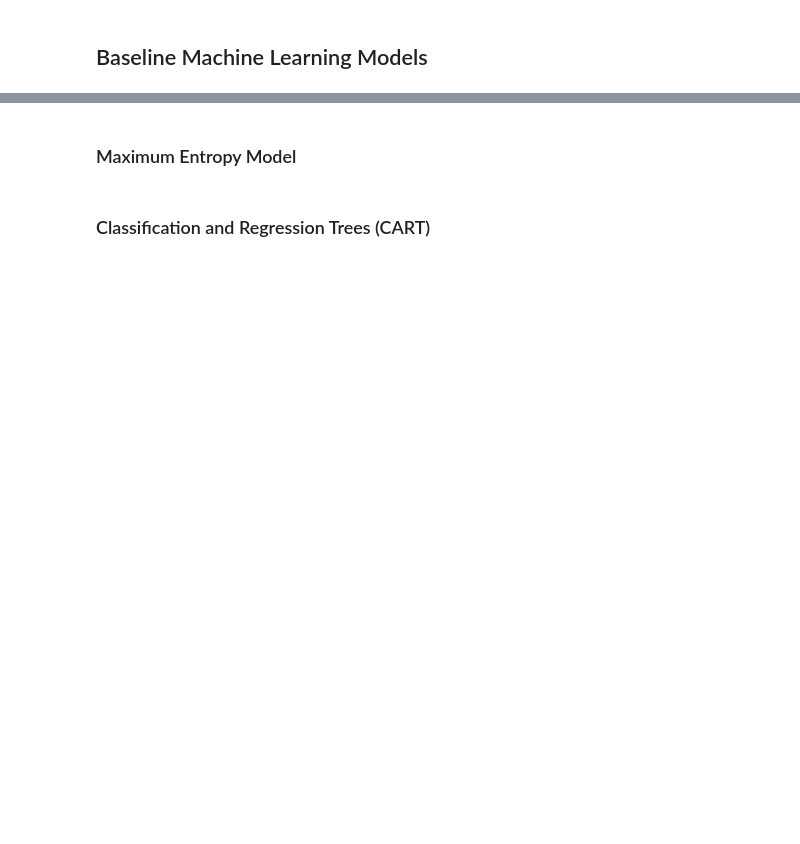
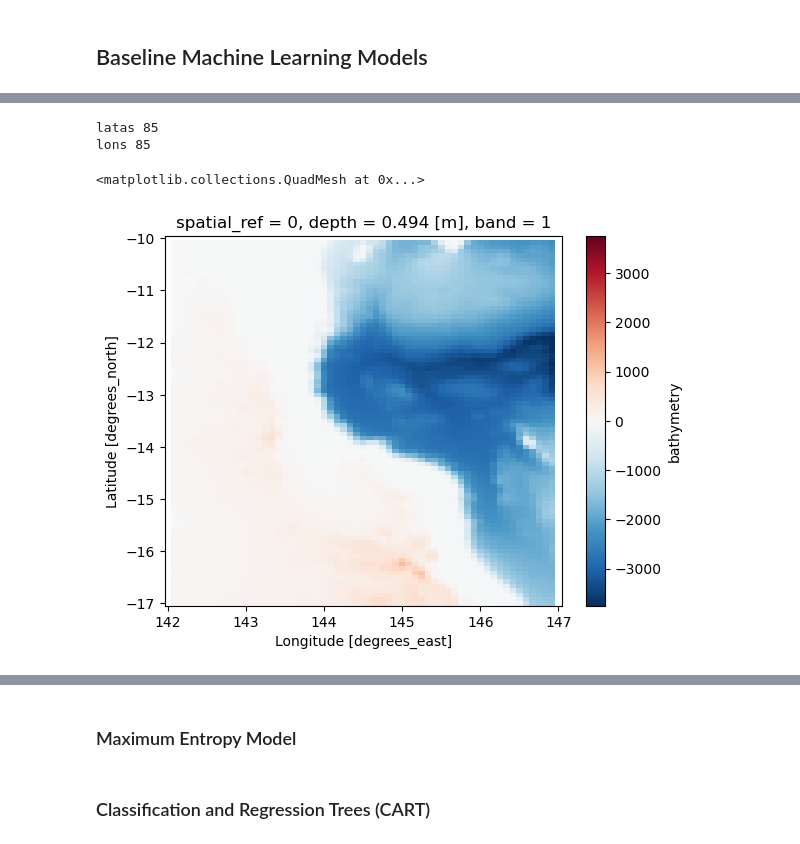
Before and after one commit to orlando-code/coralshift, a Jupyter notebook: notebooks/baselines.ipynb, the cells around one changed output, grey strips where cells are left out. Drawn from its saved outputs; the diff is of its cells as text; code cells hidden in the pictures; blank space fills up the shorter version.

```diff
--- a/notebooks/baselines.ipynb
+++ b/notebooks/baselines.ipynb
@@ -150 +308,21 @@ _, _, (current_monthly_min, current_monthly_max) = calc_timeseries_params(curren
+# %%
+### Light penetration proxy
+# Load in bathymetry and scale to climate variable resolution
+bathymetry = xa.open_dataset(
+    directories.get_bathymetry_datasets_dir() / "bathymetry_A_0-00030d.nc").rio.write_crs("EPSG:4326")["bathymetry_A"]
+bathymetry_climate_res = spatial_data.upsample_xa_d_to_other(bathymetry, thetao_annual_average, name = "bathymetry")
+# %%
+# Load in ERA5 surface net solar radiation and upscale to climate variable resolution
+solar_radiation = xa.open_dataarray(
+    directories.get_era5_data_dir() / "weather_parameters/VAR_surface_net_solar_radiation_LATS_-10_-17_LONS_142_147_YEAR_1993-2020.nc"
+    ).rio.write_crs("EPSG:4326")
+
+# average solar_radiation daily
+solar_radiation_daily = solar_radiation.resample(time="1D").mean(dim="time")
+solar_climate_res = spatial_data.upsample_xa_d_to_other(solar_radiation_daily, thetao_annual_average, name = "solar_radiation")
+
+# annual average
+solar_annual_average, _, _ = baselines.calc_timeseries_params(solar_climate_res, "y", "net_solar")
+# monthly min, monthly max
+_, _, (solar_monthly_min, solar_monthly_max) = baselines.calc_timeseries_params(solar_climate_res, "m", "net_solar")
 # %%
@@ -154,2 +342,13 @@ gt_climate_res = spatial_data.upsample_xarray_to_target(gt_1000m, 1/12)
 # %% [markdown]
 ## Baseline Machine Learning Models
+# %%
+# combine data
+all_data = xa.merge([thetao_annual_average, thetao_annual_range, thetao_monthly_min, thetao_monthly_max,
+    thetao_monthly_stdev, thetao_weekly_min, thetao_weekly_max,
+    salinity_annual_average, salinity_monthly_min, salinity_monthly_max,
+    current_annual_average, current_monthly_min, current_monthly_max,
+    bathymetry_climate_res, solar_annual_average, solar_monthly_min, solar_monthly_max,
+    gt_climate_res
+    ])
+
+all_data
@@ -155,0 +409,11 @@ gt_climate_res = spatial_data.upsample_xarray_to_target(gt_1000m, 1/12)
+# %%
+print("latas", len(list(all_data.latitude.values)))
+print("lons", len(list(all_data.latitude.values)))
+# %% [output]
+latas 85
+lons 85
+# %%
+all_data["bathymetry"].plot()
+# %% [output]
+<matplotlib.collections.QuadMesh at 0x...>
+[figure, added]
```
Also changed, not shown: parts of 80 cells of this notebook, 3 other files.
